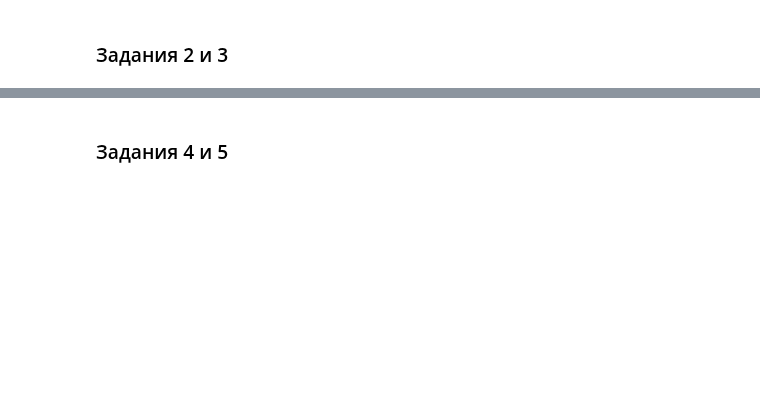
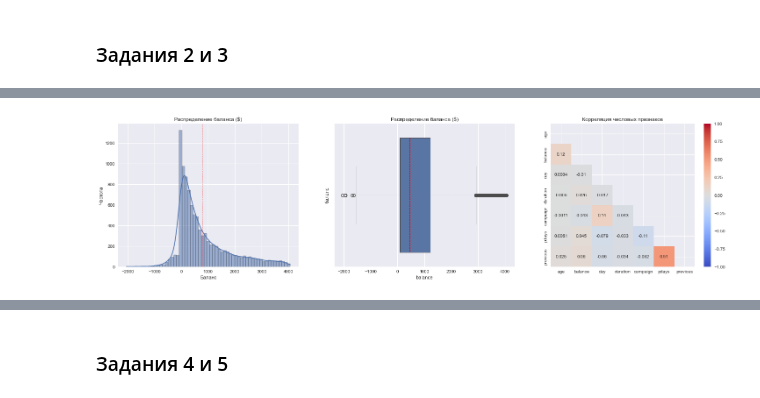
Before and after one commit to DmitriySky47/sf_data_science, a Jupyter notebook: project_4/Project_4_ML.ipynb, the cells around one changed output, grey strips where cells are left out. Cells and saved outputs as stored; diff of their text form; code cells hidden in the pictures; blank space fills up the shorter version.

```diff
--- a/project_4/Project_4_ML.ipynb
+++ b/project_4/Project_4_ML.ipynb
@@ -170,0 +187,19 @@ df.balance.plot(kind='hist', density=1, bins=20, stacked=False, alpha=.5, color=
+# %%
+fig, axes = plt.subplots(1, 3, figsize=(25, 6))
+
+sns.histplot(df['balance'], kde=True, ax=axes[0])
+axes[0].set(xlabel='Баланс', ylabel='Частота')
+axes[0].set_title('Распределение баланса ($)')
+axes[0].axvline(df['balance'].mean(), color='red', linestyle='--', linewidth=0.8)
+
+sns.boxplot(df['balance'], ax=axes[1], orient='h', medianprops={"color": "red", "linestyle": '--'})
+axes[1].set(ylabel='баланс')
+axes[1].set_title('Распределение баланса ($)')
+
+mask = np.triu(df.corr()) # Создаем маску
+sns.heatmap(df.corr(), annot = True, vmin=-1, vmax=1, center= 0, cmap= 'coolwarm', mask=mask)
+axes[2].set_title('Корреляция числовых признаков')
+
+plt.show()
+# %% [output]
+[figure, added]
```
Also changed, not shown: parts of 12 cells of this notebook, 1 other file.
